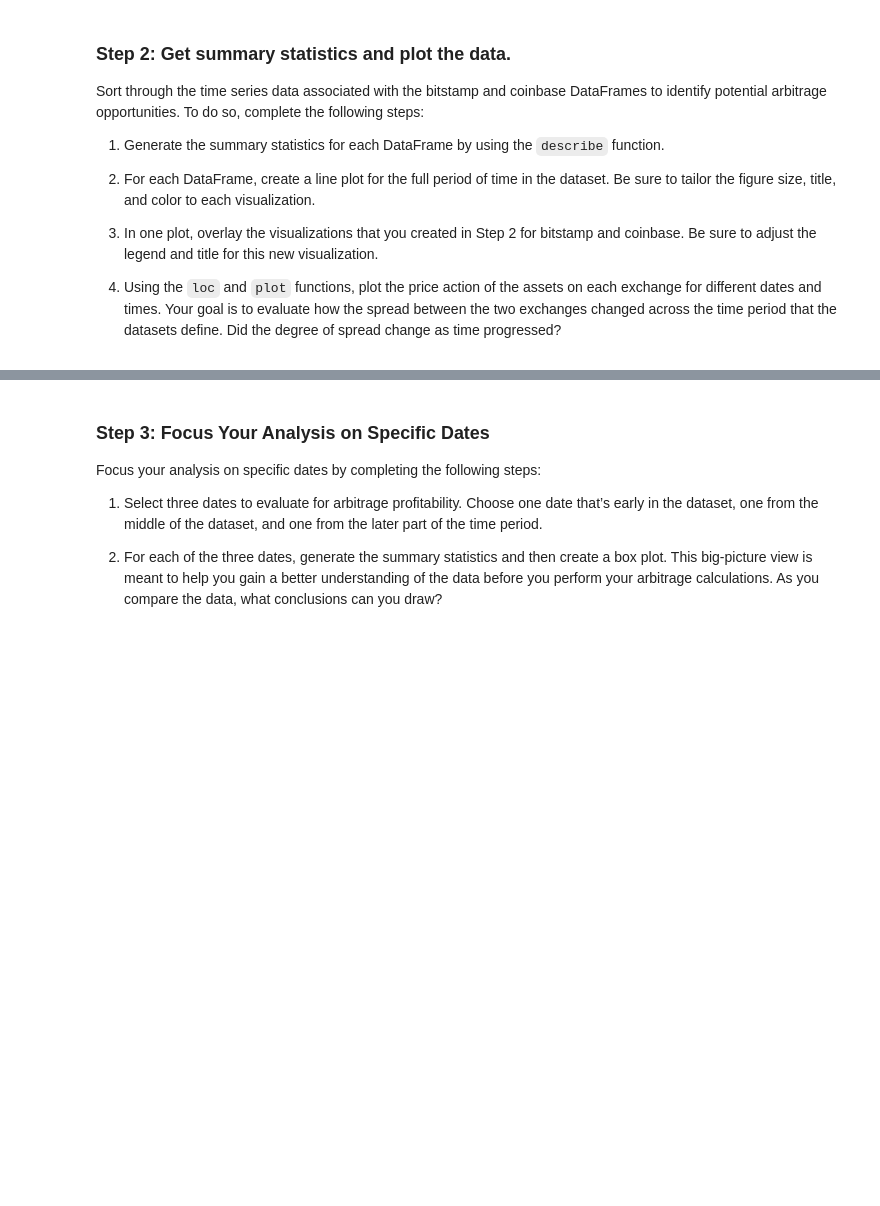
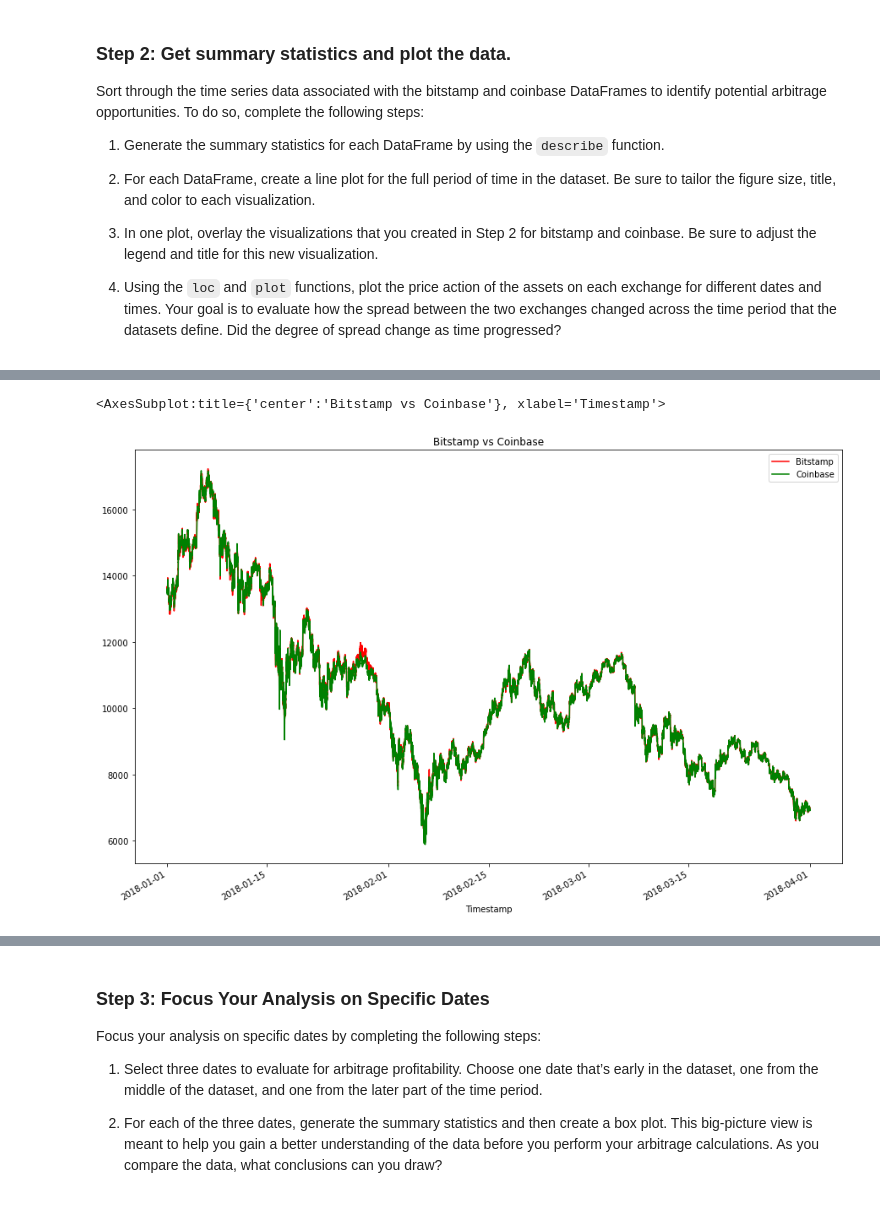
Before and after one commit to lindseyhardouin/Challenge_3, a Jupyter notebook: crypto_arbitrage.ipynb, the cells around one changed output, grey strips where cells are left out. Saved outputs shown, nothing was run; the diff lists cells and outputs as text; code cells hidden in the pictures; blank space fills up the shorter version.

```diff
--- a/crypto_arbitrage.ipynb
+++ b/crypto_arbitrage.ipynb
@@ -296,8 +328,12 @@ Sort through the time series data associated with the bitstamp and coinbase Data
 # %%
 # Overlay the visualizations for the bitstamp and coinbase DataFrames in one plot
 # The plot should visualize the prices over the full lenth of the dataset
 # Be sure to include the parameters: legend, figure size, title, and color and label
-# YOUR CODE HERE
+bitstamp_sliced.plot(legend=True, figsize=(15, 10), title="Bitstamp vs Coinbase", color="red", label="Bitstamp")
+coinbase_sliced.plot(legend=True, figsize=(15, 10), color="green", label="Coinbase")
+# %% [output]
+<AxesSubplot:title={'center':'Bitstamp vs Coinbase'}, xlabel='Timestamp'>
+[figure, added]
 # %%
 # Using the loc and plot functions, create an overlay plot that visualizes
 # the price action of both DataFrames for a one month period early in the dataset
```
Also changed, not shown: parts of 22 cells of this notebook.
